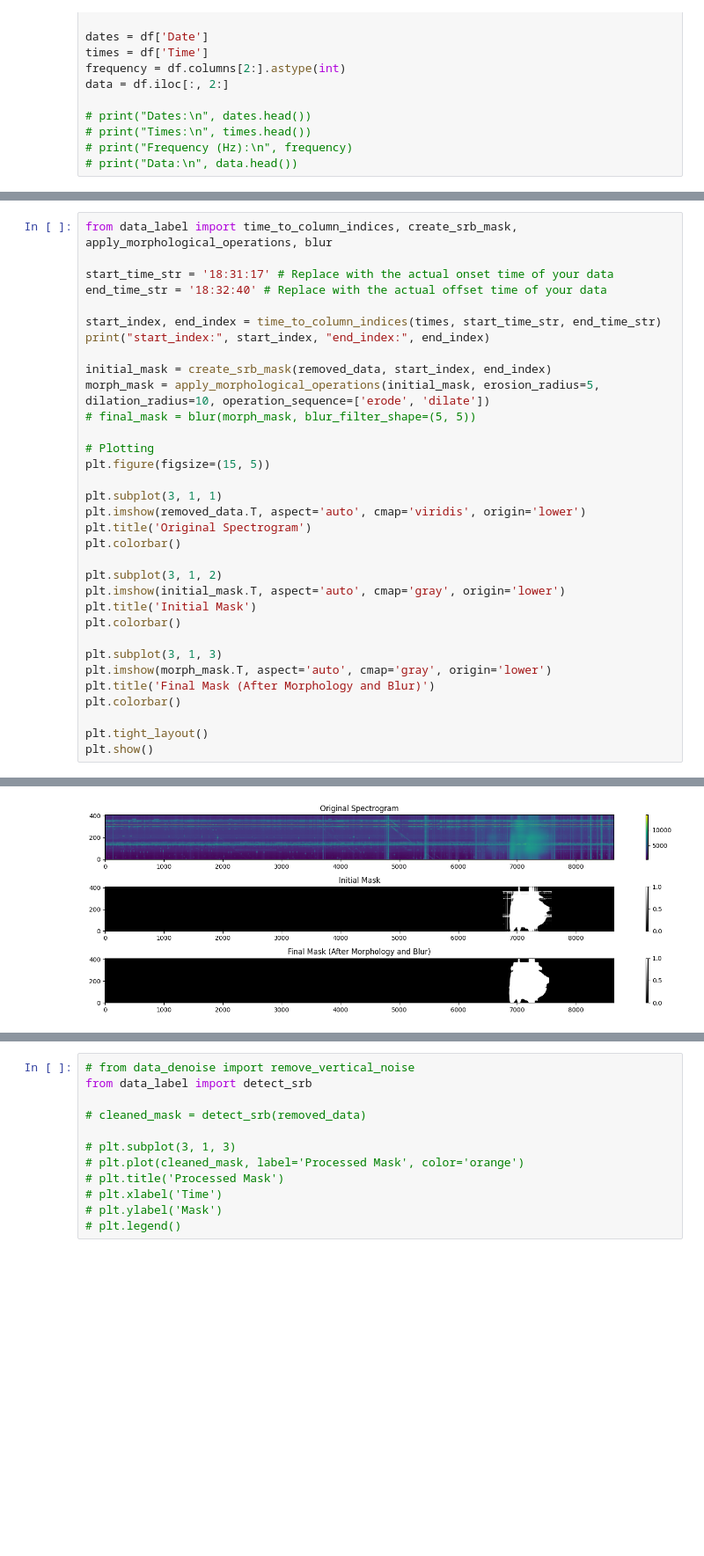
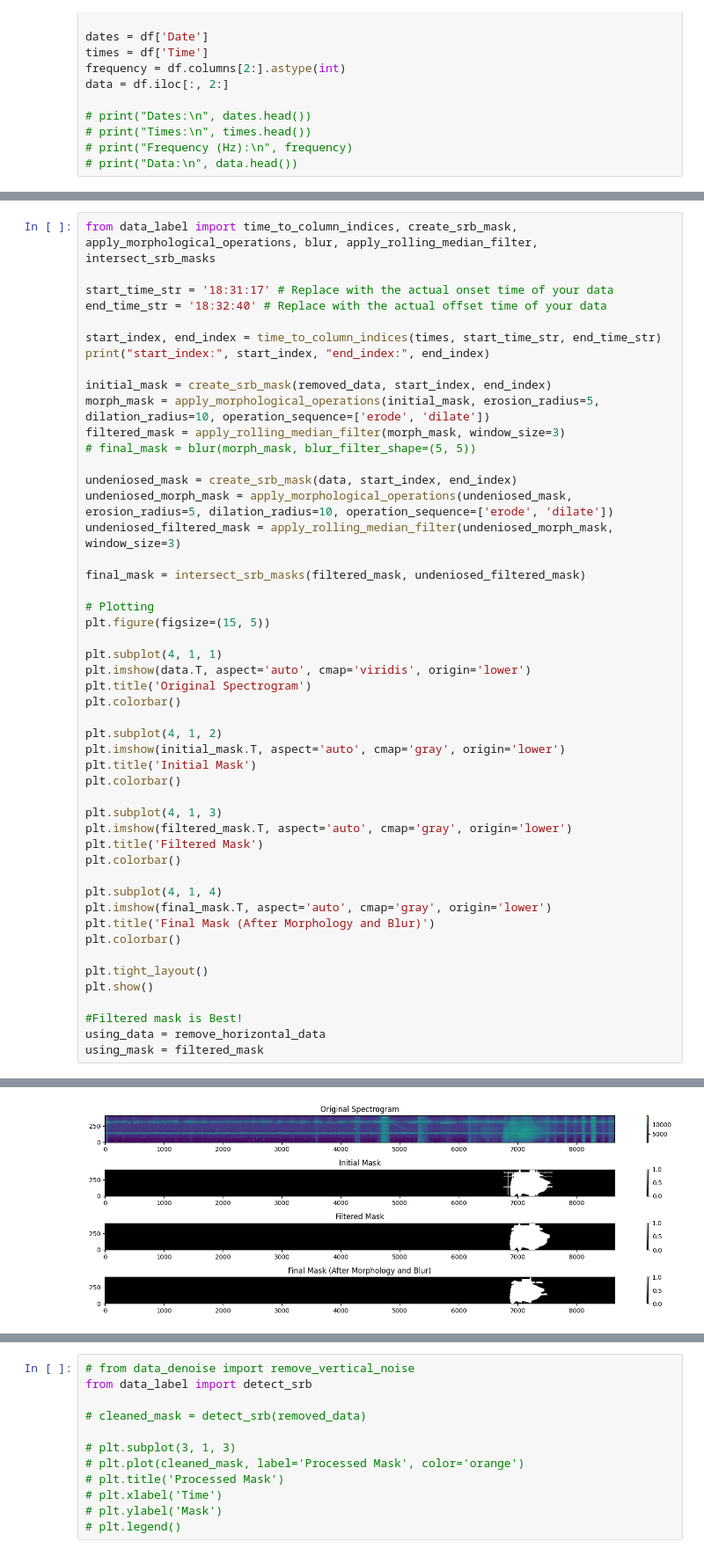
Before and after one commit to Kasper-Heliophysics-MDP/TransferLearning_CNN, a Jupyter notebook: radburst_tl/data_preprocessing/data_slicing.ipynb, the cells around one changed output, grey strips where cells are left out. Shown at 88% size. Cells and saved outputs as stored; diff of their text form; blank space fills up the shorter version.

```diff
--- a/radburst_tl/data_preprocessing/data_segment.ipynb
+++ b/radburst_tl/data_preprocessing/data_slicing.ipynb
@@ -56,38 +57,54 @@ Low variance rows: [  0   1 135 140 148 289 291 305 306 307 308 309 310 311 312
  354 355 356 357 358 359 360 361 362 363 364 365 396 398 399 410]
 [figure]
 # %%
-from data_label import time_to_column_indices, create_srb_mask, apply_morphological_operations, blur
+from data_label import time_to_column_indices, create_srb_mask, apply_morphological_operations, blur, apply_rolling_median_filter, intersect_srb_masks
 
 start_time_str = '18:31:17' # Replace with the actual onset time of your data
 end_time_str = '18:32:40' # Replace with the actual offset time of your data
 
 start_index, end_index = time_to_column_indices(times, start_time_str, end_time_str)
 print("start_index:", start_index, "end_index:", end_index)
 
 initial_mask = create_srb_mask(removed_data, start_index, end_index)
 morph_mask = apply_morphological_operations(initial_mask, erosion_radius=5, dilation_radius=10, operation_sequence=['erode', 'dilate'])
+filtered_mask = apply_rolling_median_filter(morph_mask, window_size=3)
 # final_mask = blur(morph_mask, blur_filter_shape=(5, 5))
+
+undeniosed_mask = create_srb_mask(data, start_index, end_index)
+undeniosed_morph_mask = apply_morphological_operations(undeniosed_mask, erosion_radius=5, dilation_radius=10, operation_sequence=['erode', 'dilate'])
+undeniosed_filtered_mask = apply_rolling_median_filter(undeniosed_morph_mask, window_size=3)
+
+final_mask = intersect_srb_masks(filtered_mask, undeniosed_filtered_mask)
 
 # Plotting
 plt.figure(figsize=(15, 5))
 
-plt.subplot(3, 1, 1)
-plt.imshow(removed_data.T, aspect='auto', cmap='viridis', origin='lower')
+plt.subplot(4, 1, 1)
+plt.imshow(data.T, aspect='auto', cmap='viridis', origin='lower')
 plt.title('Original Spectrogram')
 plt.colorbar()
 
-plt.subplot(3, 1, 2)
+plt.subplot(4, 1, 2)
 plt.imshow(initial_mask.T, aspect='auto', cmap='gray', origin='lower')
 plt.title('Initial Mask')
 plt.colorbar()
 
-plt.subplot(3, 1, 3)
-plt.imshow(morph_mask.T, aspect='auto', cmap='gray', origin='lower')
+plt.subplot(4, 1, 3)
+plt.imshow(filtered_mask.T, aspect='auto', cmap='gray', origin='lower')
+plt.title('Filtered Mask')
+plt.colorbar()
+
+plt.subplot(4, 1, 4)
+plt.imshow(final_mask.T, aspect='auto', cmap='gray', origin='lower')
 plt.title('Final Mask (After Morphology and Blur)')
 plt.colorbar()
 
 plt.tight_layout()
 plt.show()
+
+#Filtered mask is Best!
+using_data = remove_horizontal_data
+using_mask = filtered_mask
 # %% [output]
 start_index: 6751 end_index: 7582
-[figure, old version]
+[figure, new version]
```
Also changed, not shown: parts of 2 cells of this notebook, 4 other files.
